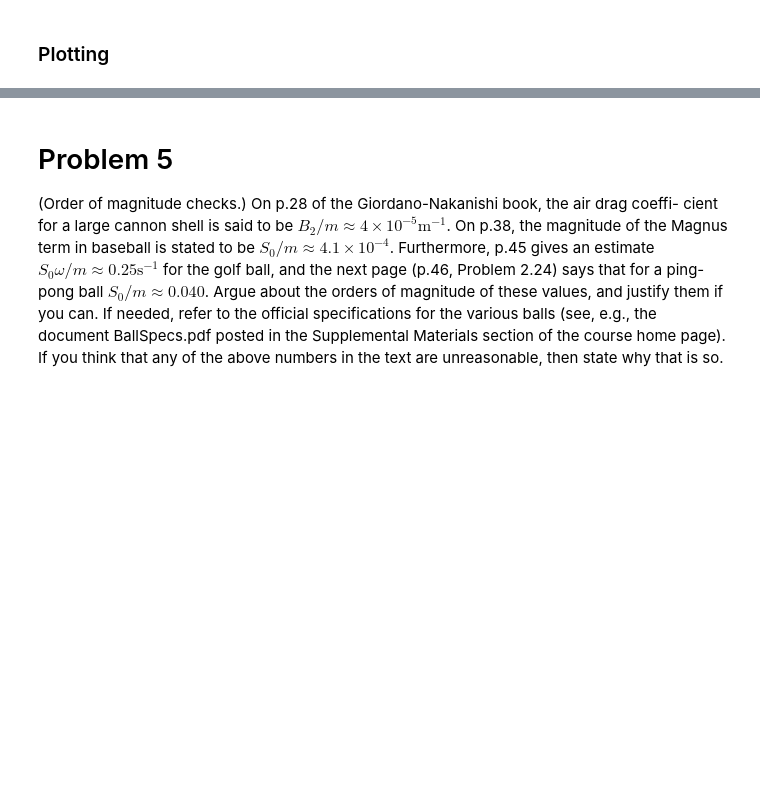
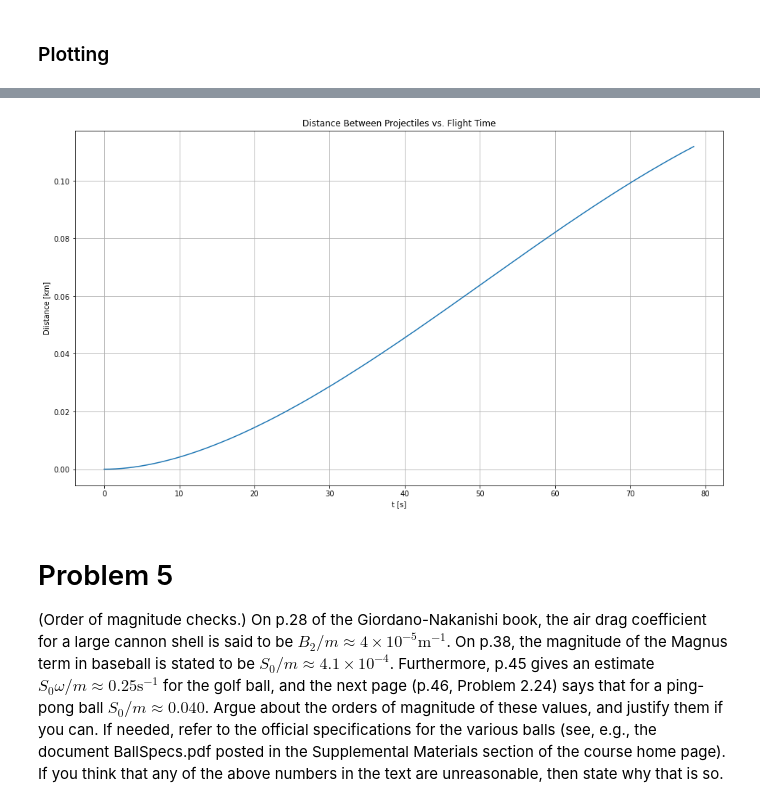
Before and after one commit to ethank5149/PurduePHYS580, a Jupyter notebook: Homework/HW1/HW1.ipynb, the cells around one changed output, grey strips where cells are left out. Saved outputs shown, nothing was run; the diff lists cells and outputs as text; code cells hidden in the pictures; blank space fills up the shorter version.

```diff
--- a/Homework/HW1/HW1.ipynb
+++ b/Homework/HW1/HW1.ipynb
@@ -731,5 +692,22 @@ plt.show()
+# %%
+enu_len = np.shape(pos_enu)[1]
+enu_magnus_len = np.shape(pos_enu_magnus)[1]
+if enu_len > enu_magnus_len:
+   pos_enu = pos_enu[:, :enu_magnus_len]
+   t = t_magnus
+else:
+    pos_enu_magnus = pos_enu_magnus[:, :enu_len]
+
+fig = plt.figure(figsize=(16,9))
+plt.plot(t, np.linalg.norm((pos_enu_magnus- pos_enu)/1000, axis=0))
+plt.xlabel('t [s]')
+plt.title('Distance Between Projectiles vs. Flight Time')
+plt.ylabel('Diistance [km]')
+plt.grid()
+plt.show()
+# %% [output]
+[figure, added]
 # %% [markdown]
 # Problem 5
-(Order of magnitude checks.) On p.28 of the Giordano-Nakanishi book, the air drag coeffi-
-cient for a large cannon shell is said to be $B_2/m \approx 4\times10^{−5} \text{m}^{−1}$. On p.38, the magnitude of the Magnus term in baseball is stated to be $S_0/m \approx 4.1 \times 10^{−4}$. Furthermore, p.45 gives an estimate $S_0\omega/m \approx 0.25 \text{s}^{−1}$ for the golf ball, and the next page (p.46, Problem 2.24) says that for a ping-pong ball $S_0/m \approx 0.040$. Argue about the orders of magnitude of these values, and justify them if you can. If needed, refer to the official specifications for the various balls (see, e.g., the document BallSpecs.pdf posted in the Supplemental Materials section of the course home page). If you think that any of the above numbers in the text are unreasonable, then
+(Order of magnitude checks.) On p.28 of the Giordano-Nakanishi book, the air drag coefficient for a large cannon shell is said to be $B_2/m \approx 4\times10^{−5} \text{m}^{−1}$. On p.38, the magnitude of the Magnus term in baseball is stated to be $S_0/m \approx 4.1 \times 10^{−4}$. Furthermore, p.45 gives an estimate $S_0\omega/m \approx 0.25 \text{s}^{−1}$ for the golf ball, and the next page (p.46, Problem 2.24) says that for a ping-pong ball $S_0/m \approx 0.040$. Argue about the orders of magnitude of these values, and justify them if you can. If needed, refer to the official specifications for the various balls (see, e.g., the document BallSpecs.pdf posted in the Supplemental Materials section of the course home page). If you think that any of the above numbers in the text are unreasonable, then
 state why that is so.
```
Also changed, not shown: parts of 17 cells of this notebook, 6 other files.
